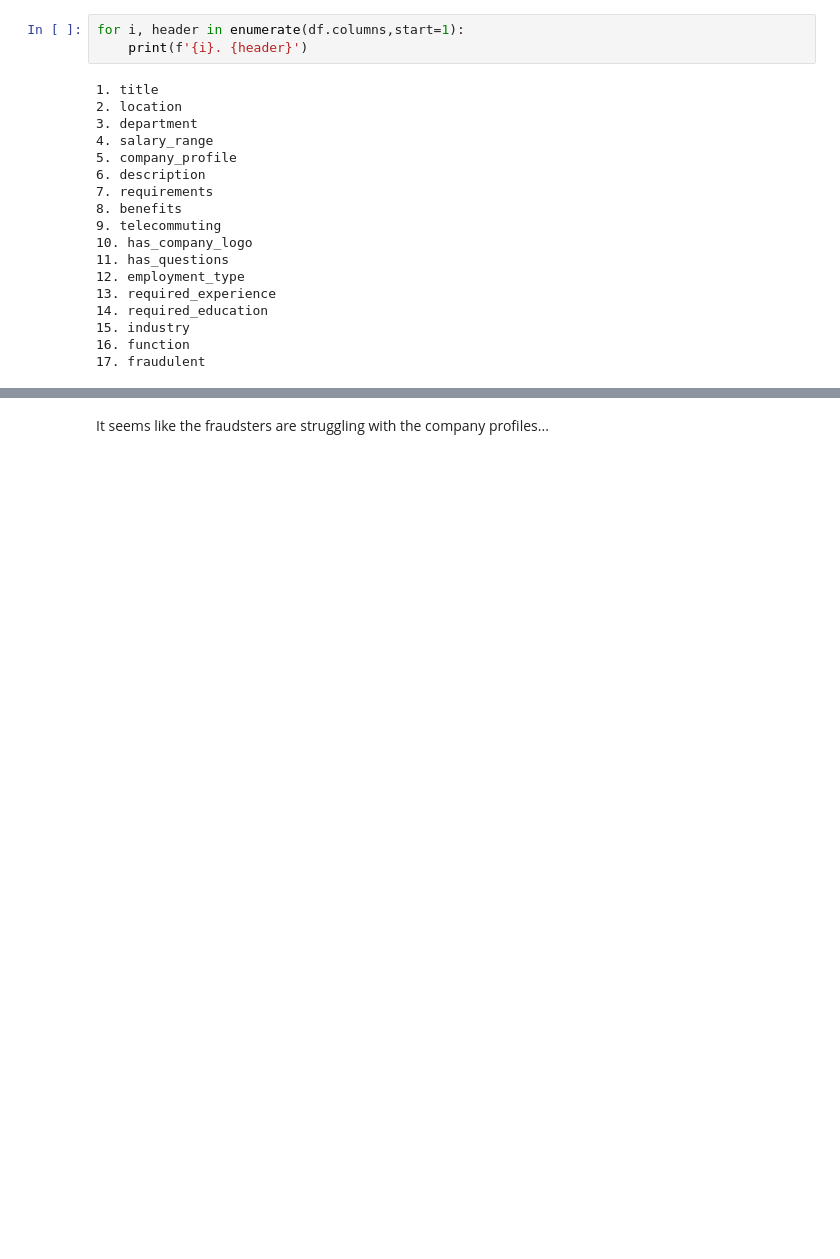
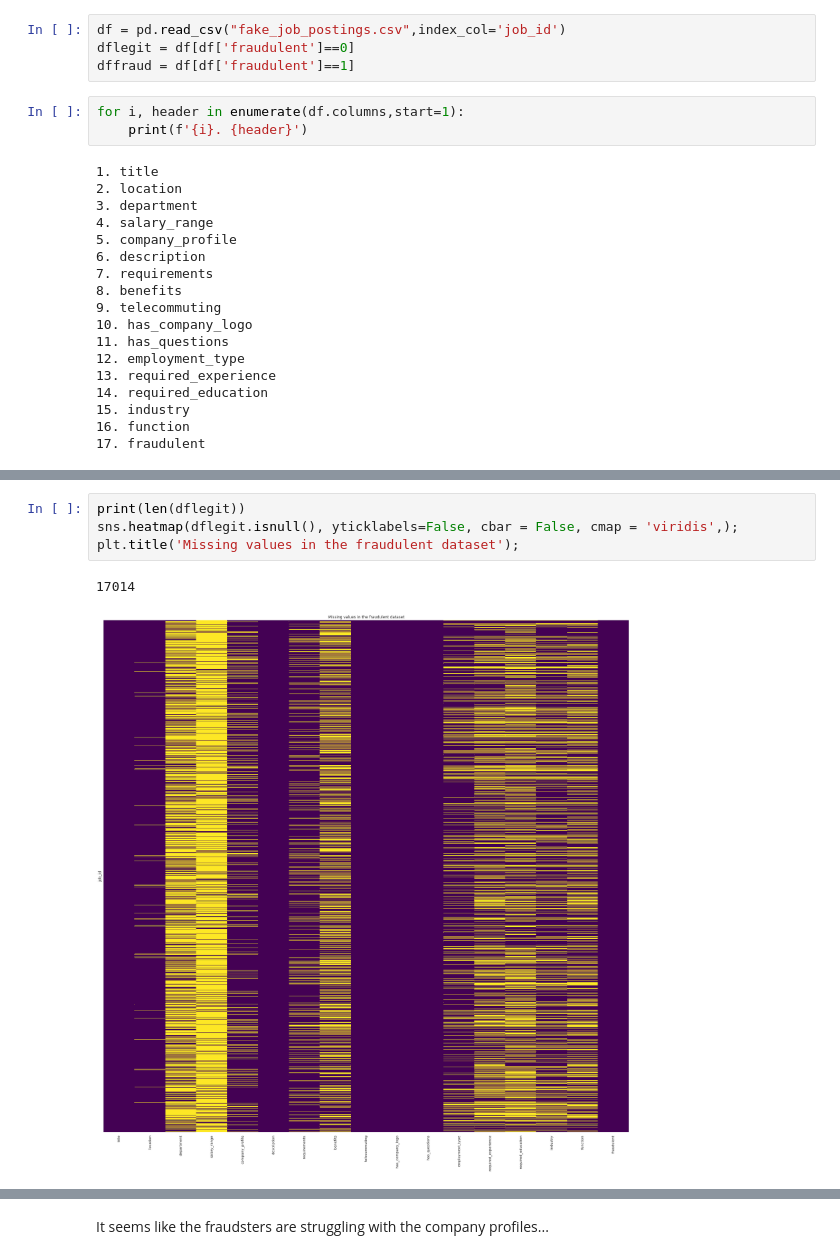
Before and after one commit to aghilissen/FakeJobDetection, a Jupyter notebook: EDA.ipynb, the cells around one changed output, grey strips where cells are left out. Drawn from its saved outputs; the diff is of its cells as text; blank space fills up the shorter version.

```diff
--- a/EDA.ipynb
+++ b/EDA.ipynb
@@ -9,3 +10,7 @@ df = pd.read_csv("fake_job_postings.csv",index_col='job_id')
+# %%
+df = pd.read_csv("fake_job_postings.csv",index_col='job_id')
+dflegit = df[df['fraudulent']==0]
+dffraud = df[df['fraudulent']==1]
 # %%
 for i, header in enumerate(df.columns,start=1):
     print(f'{i}. {header}')
@@ -35 +40,8 @@ plt.title('Missing values in the dataset');
+# %%
+print(len(dflegit))
+sns.heatmap(dflegit.isnull(), yticklabels=False, cbar = False, cmap = 'viridis',);
+plt.title('Missing values in the fraudulent dataset');
+# %% [output]
+17014
+[figure, added]
 # %%
```
Also changed, not shown: parts of 24 cells of this notebook.
